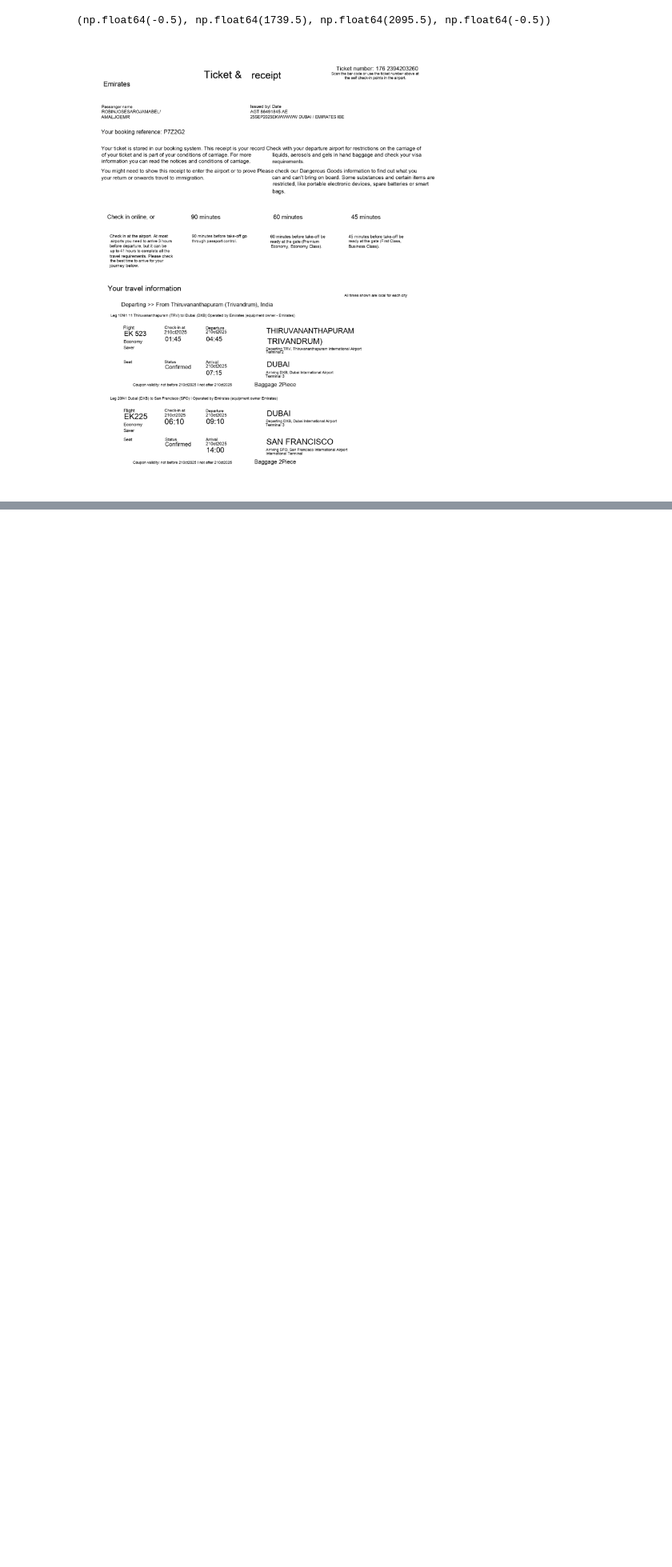
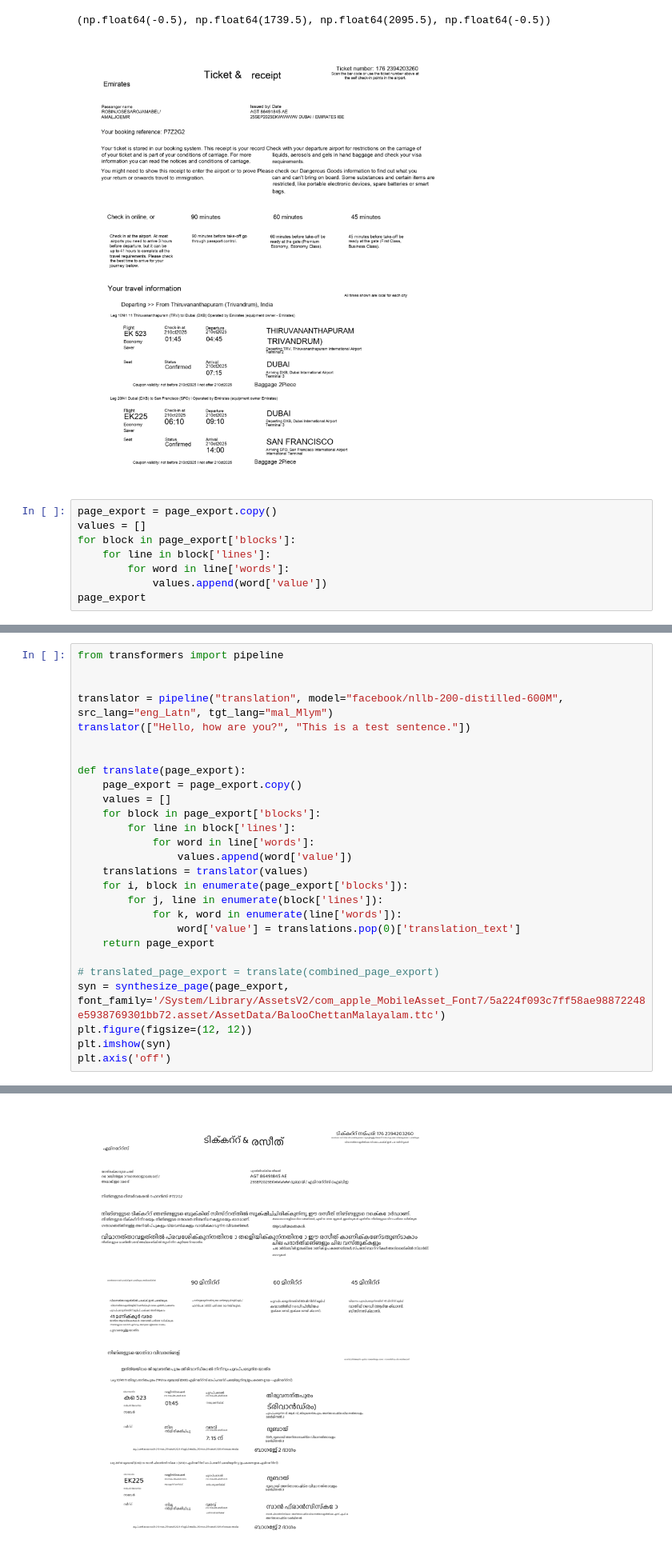
Before and after one commit to amaljoe/doctr-dit, a Jupyter notebook: notebooks/translation.ipynb, the cells around one changed output, grey strips where cells are left out. Shown at 80% size. Drawn from its saved outputs; the diff is of its cells as text; blank space fills up the shorter version.

Commit message:
update: translation base

```diff
--- a/notebooks/translation.ipynb
+++ b/notebooks/translation.ipynb
@@ -271,3 +271,11 @@ plt.axis('off')
 # %% [output]
 (np.float64(-0.5), np.float64(1739.5), np.float64(2095.5), np.float64(-0.5))
 [figure]
+# %%
+page_export = page_export.copy()
+values = []
+for block in page_export['blocks']:
+    for line in block['lines']:
+        for word in line['words']:
+            values.append(word['value'])
+page_export
@@ -273,0 +300,28 @@ plt.axis('off')
+# %%
+from transformers import pipeline
+
+
+translator = pipeline("translation", model="facebook/nllb-200-distilled-600M", src_lang="eng_Latn", tgt_lang="mal_Mlym")
+translator(["Hello, how are you?", "This is a test sentence."])
+
+
+def translate(page_export):
+    page_export = page_export.copy()
+    values = []
+    for block in page_export['blocks']:
+        for line in block['lines']:
+            for word in line['words']:
+                values.append(word['value'])
+    translations = translator(values)
+    for i, block in enumerate(page_export['blocks']):
+        for j, line in enumerate(block['lines']):
+            for k, word in enumerate(line['words']):
+                word['value'] = translations.pop(0)['translation_text']
+    return page_export
+
+# translated_page_export = translate(combined_page_export)
+syn = synthesize_page(page_export, font_family='/System/Library/AssetsV2/com_apple_MobileAsset_Font7/5a224f093c7ff58ae98872248e5938769301bb72.asset/AssetData/BalooChettanMalayalam.ttc')
+plt.figure(figsize=(12, 12))
+plt.imshow(syn)
+plt.axis('off')
+# %% [output]
@@ -273,0 +330 @@ plt.axis('off')
+[figure, added]
```
Also changed, not shown: parts of 4 cells of this notebook.
